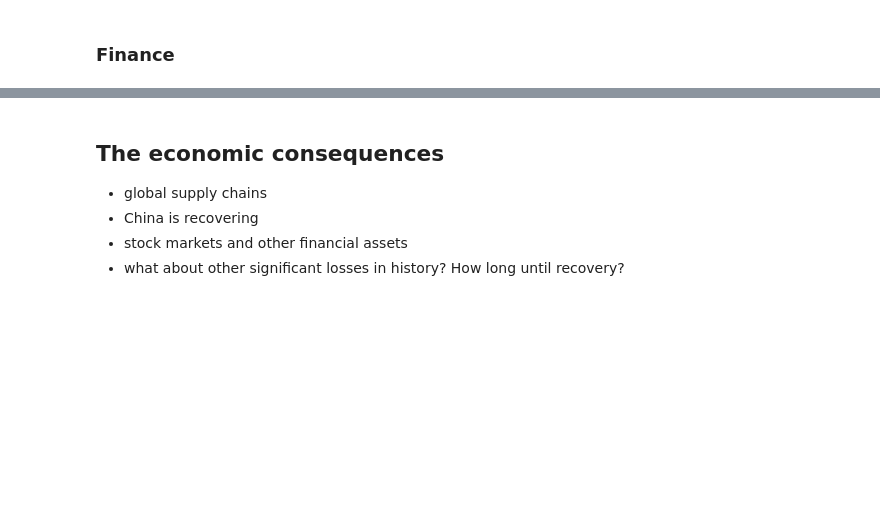
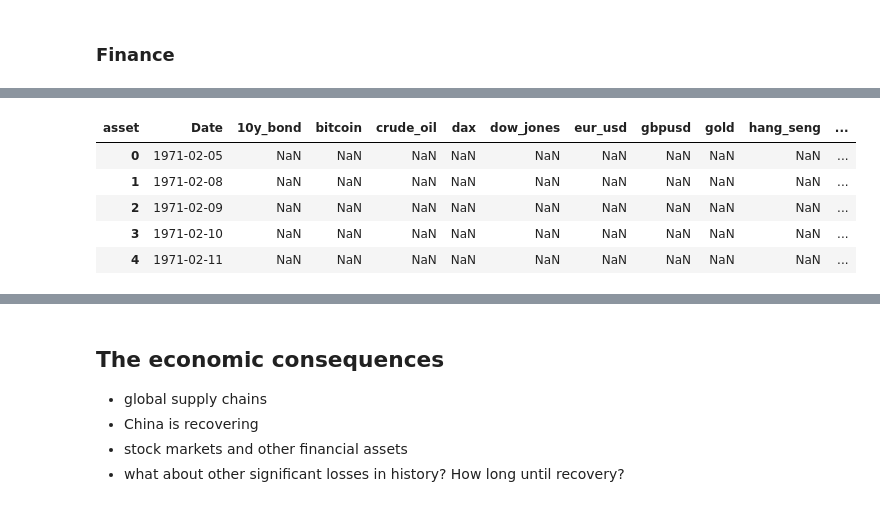
Before and after one commit to hopeman1102/visualize-covid-19, a Jupyter notebook: covid-19.ipynb, the cells around one changed output, grey strips where cells are left out. Saved outputs shown, nothing was run; the diff lists cells and outputs as text; code cells hidden in the pictures; blank space fills up the shorter version.

```diff
--- a/covid-19.ipynb
+++ b/covid-19.ipynb
@@ -447,0 +450,25 @@ df_new = plot_finance(df_fin, period='day', time=90, skips=6)
+# %%
+# pivot the dataframe to prepare it for plotting
+df_fin_all = df_fin.pivot(index='Date', columns='asset', values='Adj Close')
+df_fin_all.reset_index(inplace=True)
+
+# create year and month variable in df_fin_all dataframe
+df_fin_all['year'] = df_fin_all['Date'].apply(lambda x: x[:4])
+df_fin_all['month'] = df_fin_all['Date'].apply(lambda x: x[5:7])
+df_fin_all['day'] = df_fin_all['Date'].apply(lambda x: x[8:])
+df_fin_all['datetime'] = df_fin_all['Date'].apply(lambda x: datetime.strptime(x, '%Y-%m-%d'))
+df_fin_all['week'] = df_fin_all['datetime'].apply(lambda x: x.strftime("%W"))
+df_fin_all['year_month'] = df_fin_all.apply(lambda x: x['year']+'-'+x['month'], axis=1)
+df_fin_all['year_week'] = df_fin_all.apply(lambda x: x['year']+'-'+str(x['week']), axis=1)
+df_fin_all['year_week'] = df_fin_all.apply(lambda x: str(int(x['year'])+1)+'-'+str(x['week'])
+                                     if (x['month'] == str(12)) & (x['week'] == '01')
+                                     else x['year_week'], axis=1)
+
+df_fin_all.head()
+# %% [output]
+| asset | Date | 10y_bond | bitcoin | crude_oil | dax | dow_jones | eur_usd | gbpusd | gold | hang_seng | ... |
+| 0 | 1971-02-05 | NaN | NaN | NaN | NaN | NaN | NaN | NaN | NaN | NaN | ... |
+| 1 | 1971-02-08 | NaN | NaN | NaN | NaN | NaN | NaN | NaN | NaN | NaN | ... |
+| 2 | 1971-02-09 | NaN | NaN | NaN | NaN | NaN | NaN | NaN | NaN | NaN | ... |
+| 3 | 1971-02-10 | NaN | NaN | NaN | NaN | NaN | NaN | NaN | NaN | NaN | ... |
+| 4 | 1971-02-11 | NaN | NaN | NaN | NaN | NaN | NaN | NaN | NaN | NaN | ... |
```
Also changed, not shown: parts of 8 cells of this notebook.
